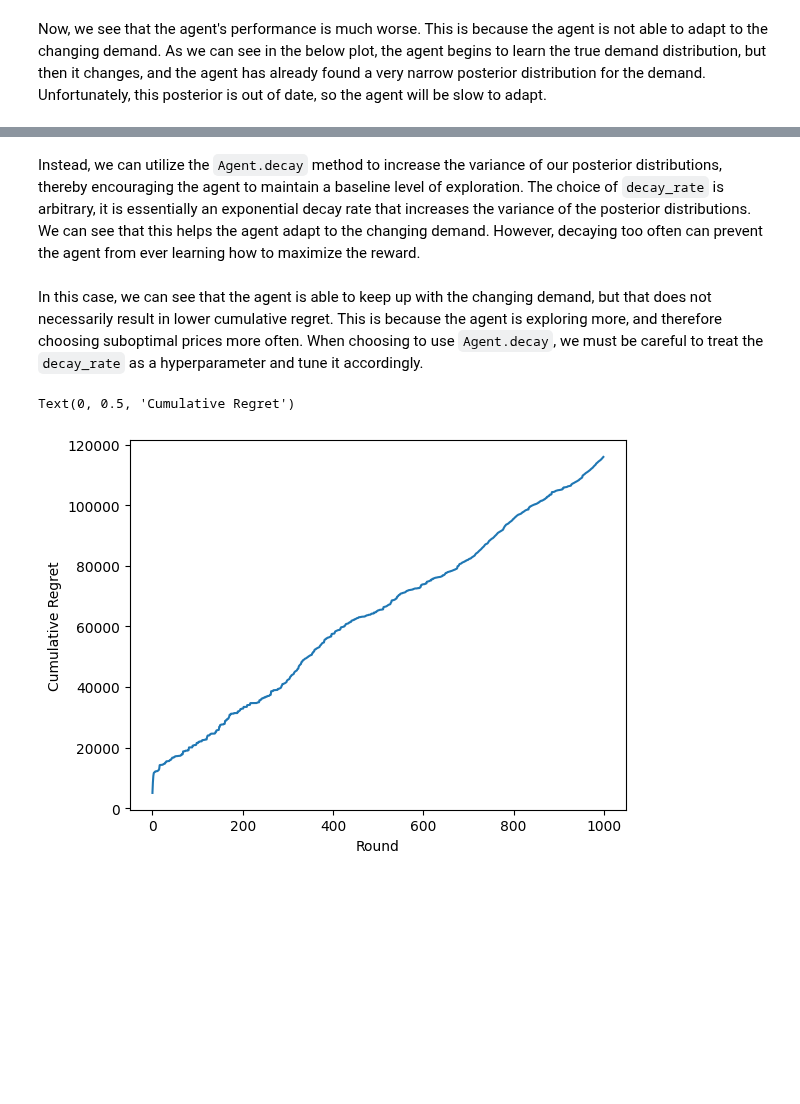
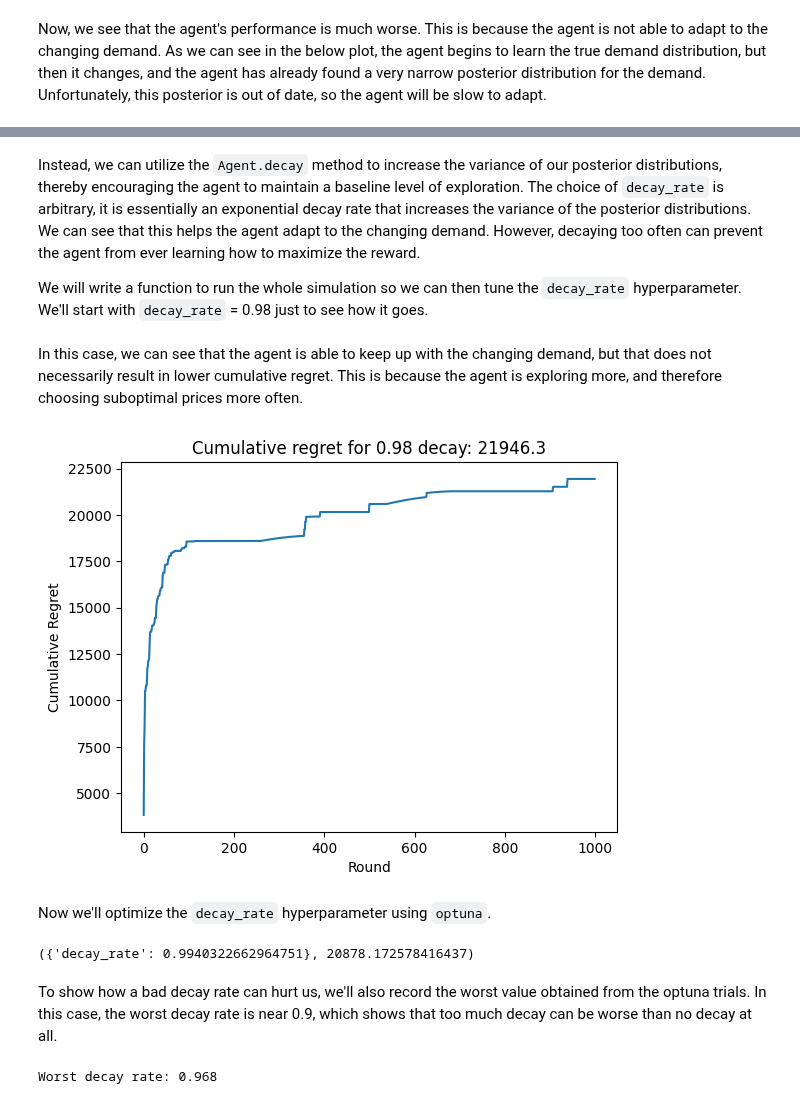
Before and after one commit to bayesianbandits/bayesianbandits, a Jupyter notebook: docs/notebooks/delayed-reward.ipynb, the cells around one changed output, grey strips where cells are left out. Cells and saved outputs as stored; diff of their text form; code cells hidden in the pictures; blank space fills up the shorter version.

```diff
--- a/docs/notebooks/delayed-reward.ipynb
+++ b/docs/notebooks/delayed-reward.ipynb
@@ -232,3 +268,5 @@ Text(0, 0.5, 'Cumulative Regret')
 # %% [markdown]
 Instead, we can utilize the `Agent.decay` method to increase the variance of our posterior distributions, thereby encouraging the agent to maintain a baseline level of exploration. The choice of `decay_rate` is arbitrary, it is essentially an exponential decay rate that increases the variance of the posterior distributions. We can see that this helps the agent adapt to the changing demand. However, decaying too often can prevent the agent from ever learning how to maximize the reward.
+
+We will write a function to run the whole simulation so we can then tune the `decay_rate` hyperparameter. We'll start with `decay_rate` = 0.98 just to see how it goes.
 # %%
@@ -296,11 +313,13 @@ for iteration in range(1000):
 # %% [markdown]
-In this case, we can see that the agent is able to keep up with the changing demand, but that does not necessarily result in lower cumulative regret. This is because the agent is exploring more, and therefore choosing suboptimal prices more often. When choosing to use `Agent.decay`, we must be careful to treat the `decay_rate` as a hyperparameter and tune it accordingly.
+In this case, we can see that the agent is able to keep up with the changing demand, but that does not necessarily result in lower cumulative regret. This is because the agent is exploring more, and therefore choosing suboptimal prices more often.
-# %%
-import matplotlib.pyplot as plt
-
-plt.plot(np.cumsum(regret))
-plt.xlabel("Round")
-plt.ylabel("Cumulative Regret")
-# %% [output]
-Text(0, 0.5, 'Cumulative Regret')
-[figure, removed]
+# %%
+plt.plot(np.cumsum(regret))
+zero_ninety_eight_decay_regret = np.cumsum(regret)[-1]
+plt.xlabel("Round")
+plt.ylabel("Cumulative Regret")
+plt.title(f"Cumulative regret for 0.98 decay: {zero_ninety_eight_decay_regret:0.1f}")
+summary_of_regrets['Regret with drift and a 0.98 decay rate'] = zero_ninety_eight_decay_regret
+# %% [output]
+[figure, added]
+# %% [markdown]
+Now we'll optimize the `decay_rate` hyperparameter using `optuna`.
@@ -306,0 +338,20 @@ Text(0, 0.5, 'Cumulative Regret')
+# %%
+# In case you want to get the whole regret array:
+#optimal_decay = study.best_params['decay_rate']
+#optimal_decay_regret = run_decay_simulation(decay_rate=optimal_decay, oracle=oracle)
+
+summary_of_regrets['Regret with drift and optimal decay rate'] = study.best_value
+
+study.best_params, study.best_value
+# %% [output]
+({'decay_rate': 0.9940322662964751}, 20878.172578416437)
+# %% [markdown]
+To show how a bad decay rate can hurt us, we'll also record the worst value obtained from the optuna trials.
+In this case, the worst decay rate is near 0.9, which shows that too much decay can be worse than no decay at all.
+# %%
+worst_trial = np.argmax([trial.values[0] for trial in study.trials])
+worst_decay_rate = study.trials[worst_trial].params['decay_rate']
+summary_of_regrets['Regret with drifst and worst decay rate'] =  study.trials[worst_trial].values[0]
+print(f"Worst decay rate: {worst_decay_rate:0.3f}")
+# %% [output]
+Worst decay rate: 0.968
```
Also changed, not shown: parts of 11 cells of this notebook, 2 other files.
